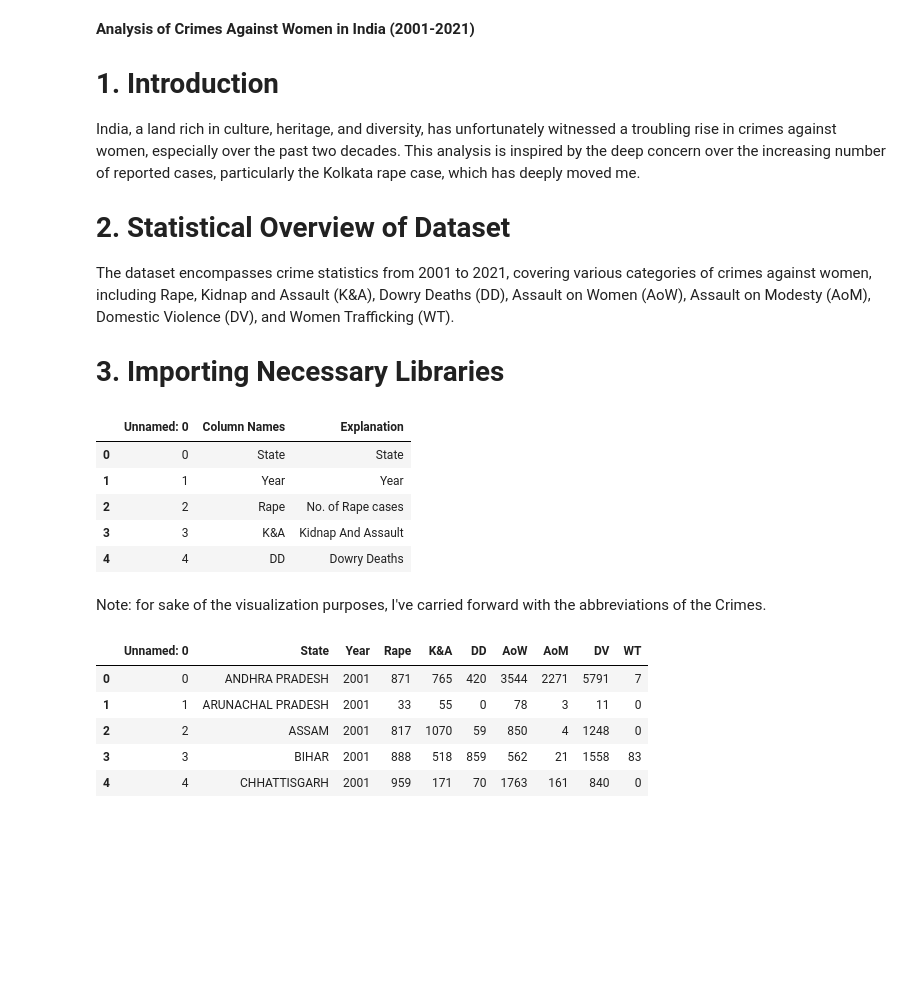
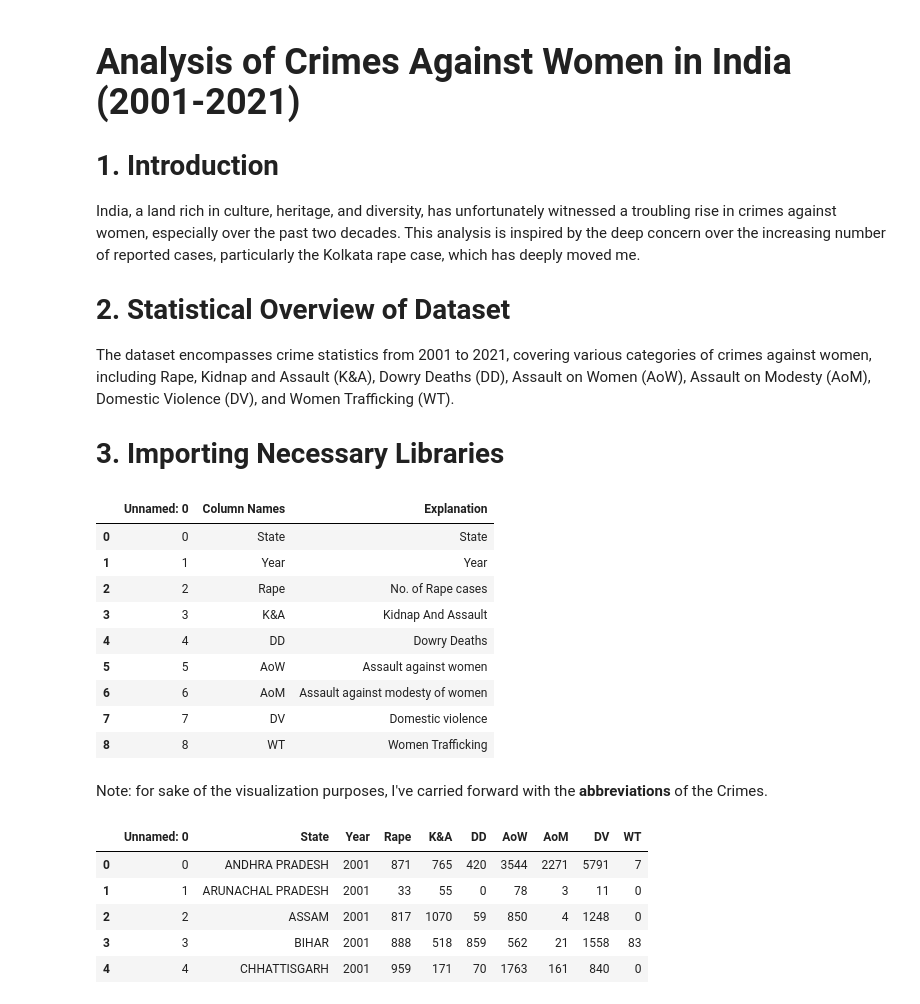
Before and after one commit to Amannpy/Data-Analysis, a Jupyter notebook: crime-against-women-2001-2021.ipynb, the cells around one changed output. Saved outputs shown, nothing was run; the diff lists cells and outputs as text; code cells hidden in the pictures; blank space fills up the shorter version.

```diff
--- a/crime-against-women-2001-2021.ipynb
+++ b/crime-against-women-2001-2021.ipynb
@@ -1,5 +1,5 @@
 # %% [markdown]
-**Analysis of Crimes Against Women in India (2001-2021)**
+<h1 style="font-size: 36px;">Analysis of Crimes Against Women in India (2001-2021)</h1>
 
 # 1. Introduction
 India, a land rich in culture, heritage, and diversity, has unfortunately witnessed a troubling rise in crimes against women, especially over the past two decades. This analysis is inspired by the deep concern over the increasing number of reported cases, particularly the Kolkata rape case, which has deeply moved me.
@@ -24,16 +24,20 @@ warnings.filterwarnings('ignore')
 # %%
 description = pd.read_csv("/kaggle/input/crimes-against-women-in-india-2001-2021/description.csv")
 # %%
-description.head()
+description.head(10)
 # %% [output]
 |  | Unnamed: 0 | Column Names | Explanation |
 | 0 | 0 | State | State |
 | 1 | 1 | Year | Year |
 | 2 | 2 | Rape | No. of Rape cases |
 | 3 | 3 | K&A | Kidnap And Assault |
 | 4 | 4 | DD | Dowry Deaths |
+| 5 | 5 | AoW | Assault against women |
+| 6 | 6 | AoM | Assault against modesty of women |
+| 7 | 7 | DV | Domestic violence |
+| 8 | 8 | WT | Women Trafficking |
 # %% [markdown]
-Note: for sake of the visualization purposes, I've carried forward with the abbreviations of the Crimes.
+Note: for sake of the visualization purposes, I've carried forward with the **abbreviations** of the Crimes.
 # %%
 data = pd.read_csv("/kaggle/input/crimes-against-women-in-india-2001-2021/CrimesOnWomenData.csv")
 # %%
```
Also changed, not shown: parts of 33 cells of this notebook.
